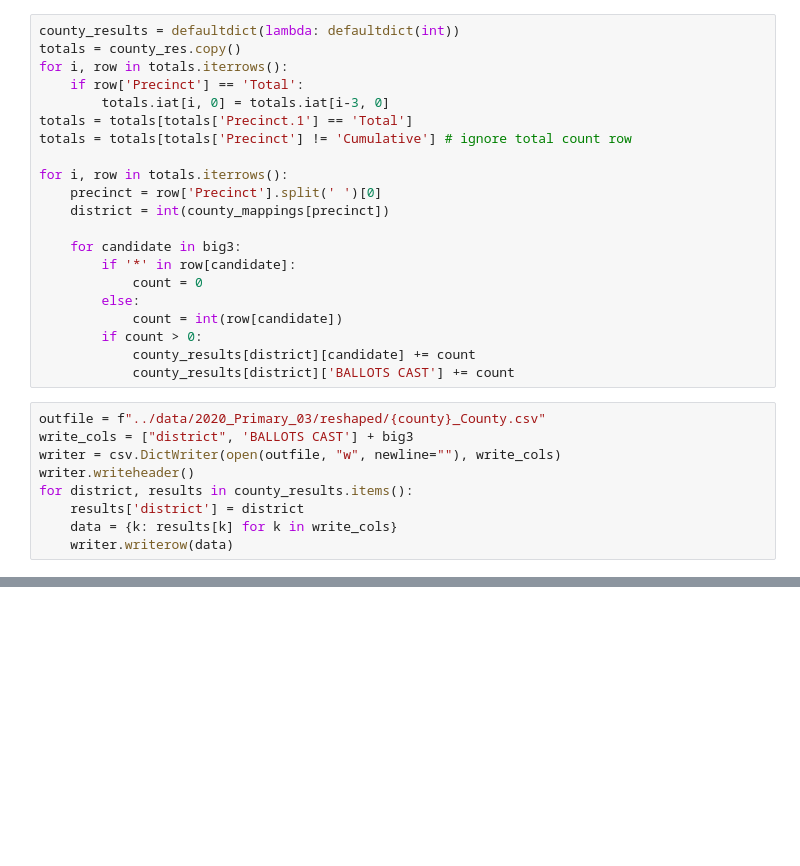
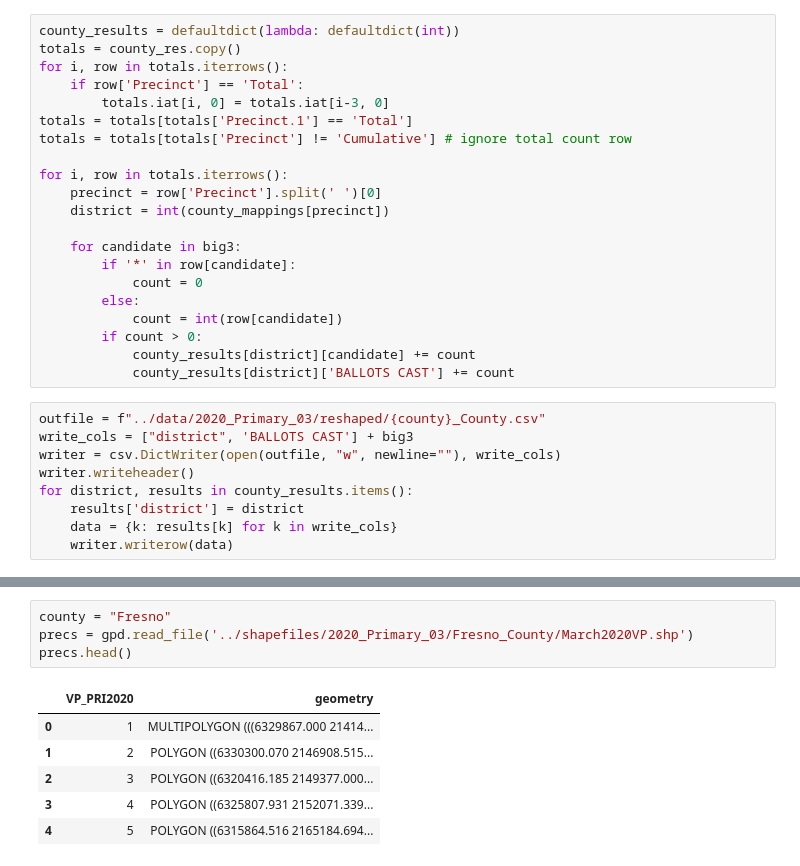
Before and after one commit to talevy42/cadsa-research, a Jupyter notebook: scripts/Collate Results.ipynb, the cells around one changed output, grey strips where cells are left out. Cells and saved outputs as stored; diff of their text form; blank space fills up the shorter version.

```diff
--- a/scripts/Collate Results.ipynb
+++ b/scripts/Collate Results.ipynb
@@ -394,0 +410,11 @@ county_results_file = f"../data/2020_Primary_03/{county}_County/{county}_County_
+# %%
+county = "Fresno"
+precs = gpd.read_file('../shapefiles/2020_Primary_03/Fresno_County/March2020VP.shp')
+precs.head()
+# %% [output]
+|  | VP_PRI2020 | geometry |
+| 0 | 1 | MULTIPOLYGON (((6329867.000 21414... |
+| 1 | 2 | POLYGON ((6330300.070 2146908.515... |
+| 2 | 3 | POLYGON ((6320416.185 2149377.000... |
+| 3 | 4 | POLYGON ((6325807.931 2152071.339... |
+| 4 | 5 | POLYGON ((6315864.516 2165184.694... |
```
Also changed, not shown: parts of 8 cells of this notebook.
